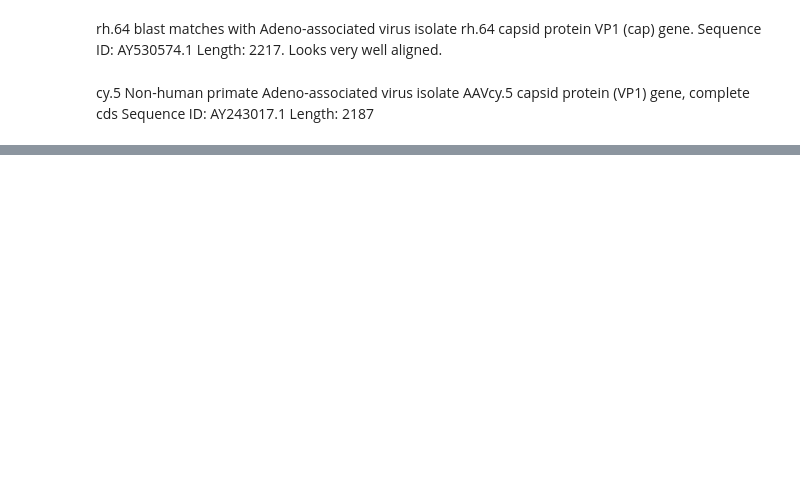
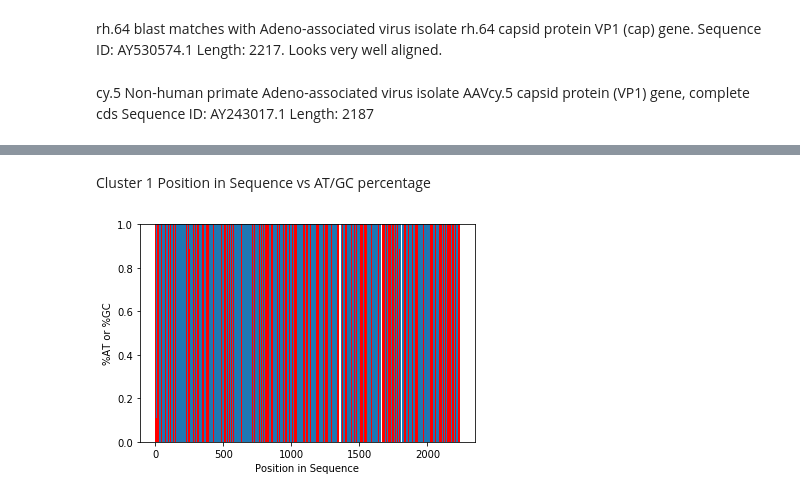
Before and after one commit to nathan2wong/computational_biology_BioE131, a Jupyter notebook: lab2/lab2phylo.ipynb, the cells around one changed output, grey strips where cells are left out. Cells and saved outputs as stored; diff of their text form; code cells hidden in the pictures; blank space fills up the shorter version.

```diff
--- a/lab2/lab2phylo.ipynb
+++ b/lab2/lab2phylo.ipynb
@@ -59,0 +303,12 @@ AttributeError: 'generator' object has no attribute 'next'
+# %% [markdown]
+Cluster 1 Position in Sequence vs AT/GC percentage
+# %%
+def AGCTbarplot(clusterATCG):
+    plt.ylabel('%AT or %GC')
+    plt.xlabel('Position in Sequence')
+    p1 = plt.bar([x for x in range(len(clusterATCG[0]))], clusterATCG[0], color="red", width = 1)
+    p2 = plt.bar([x for x in range(len(clusterATCG[0]))], clusterATCG[1], bottom=clusterATCG[0], width = 1)
+    plt.show()
+AGCTbarplot(cluster1ATCG)
+# %% [output]
+[figure, added]
```
Also changed, not shown: parts of 32 cells of this notebook, 2 other files.
